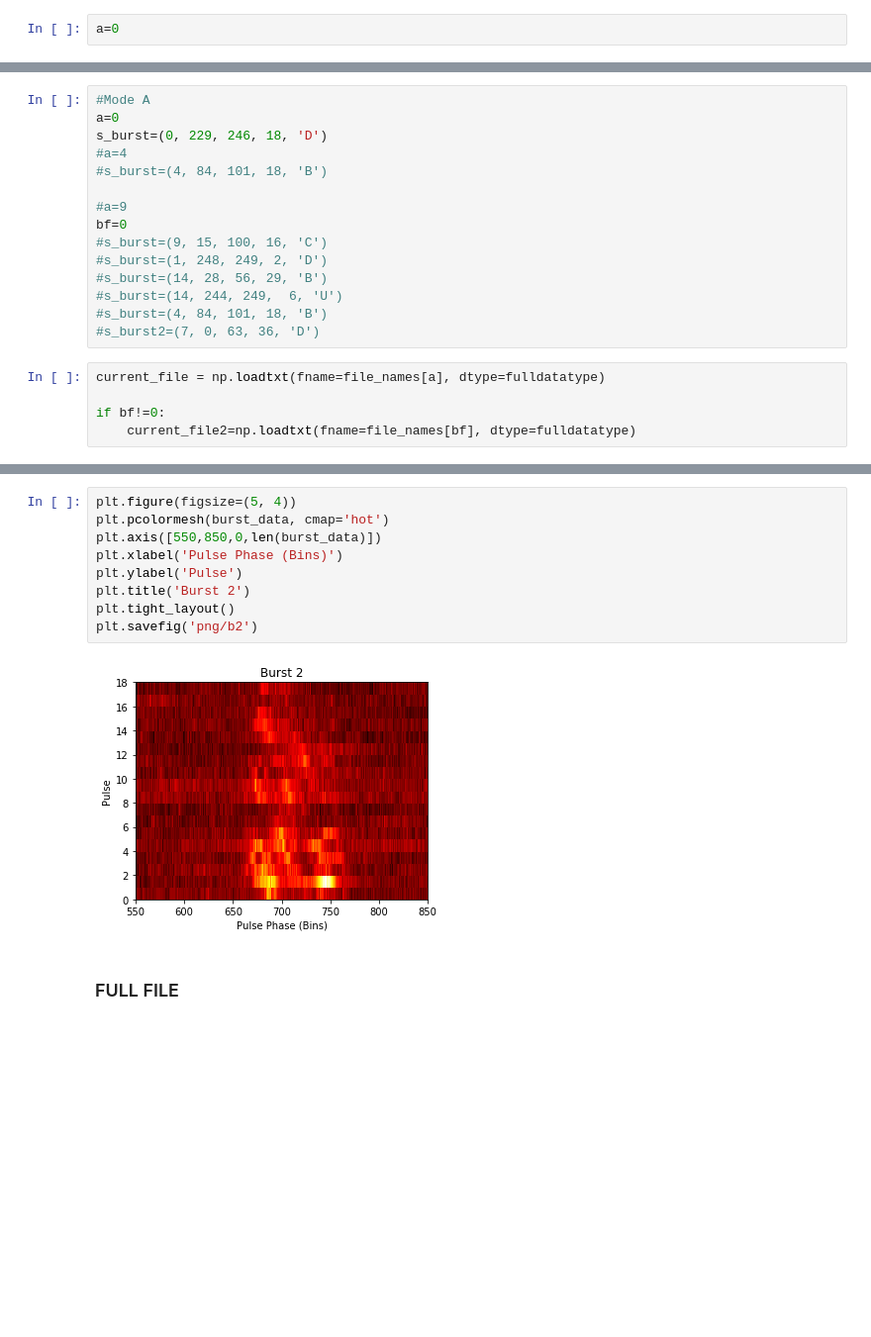
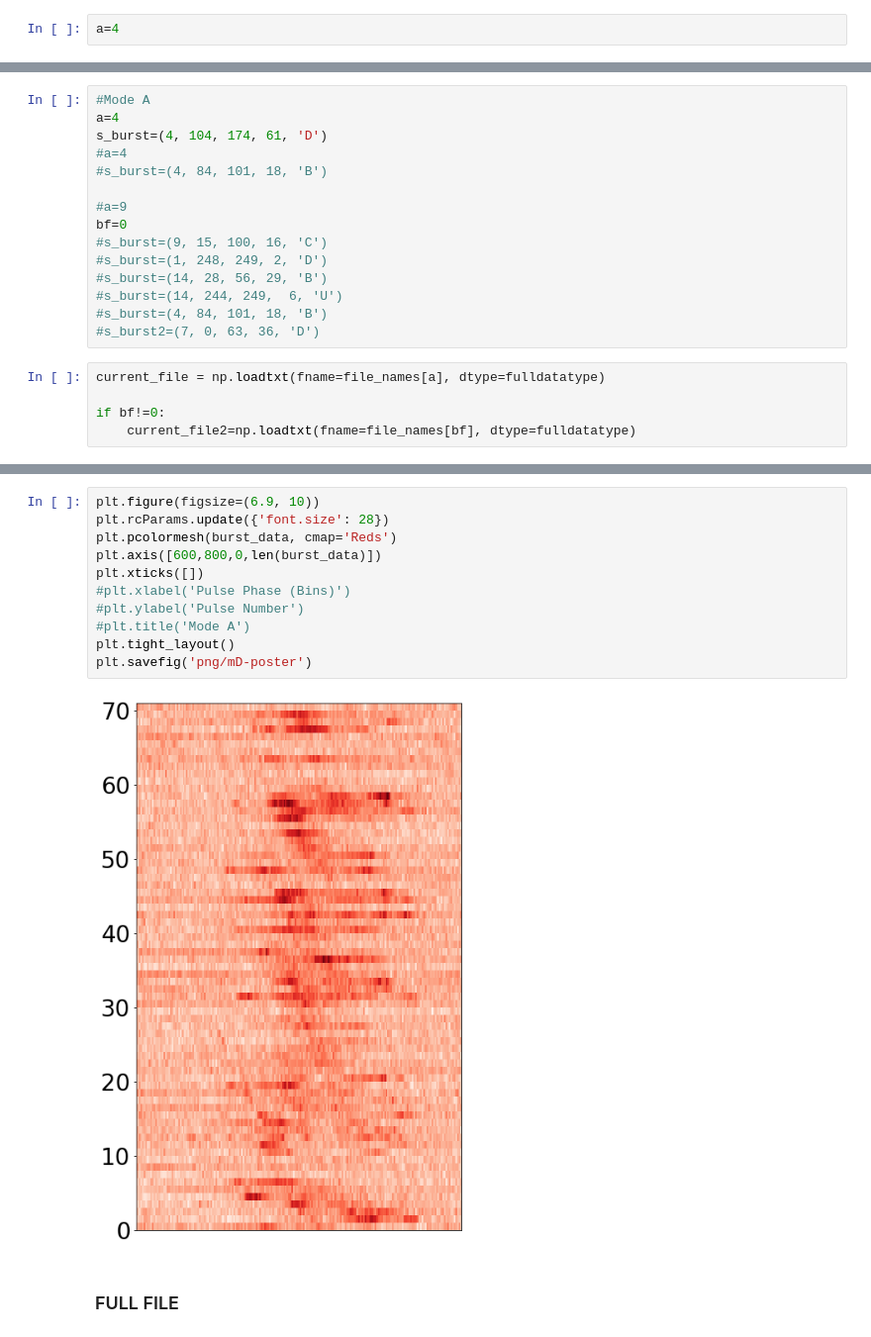
Before and after one commit to lisa53396/20U3_B1944-17, a Jupyter notebook: python_scripts/LRFS.ipynb, the cells around one changed output, grey strips where cells are left out. Shown at 99% size. Cells and saved outputs as stored; diff of their text form; blank space fills up the shorter version.

```diff
--- a/python_scripts/LRFS.ipynb
+++ b/python_scripts/LRFS.ipynb
@@ -44,7 +44,7 @@ mode_class = np.loadtxt(fname='mode_doc_3.csv', delimiter=',', dtype=modedatatyp
 # %%
 lj=0
 # %%
-a=0
+a=4
 # %%
 ave_burst =[]
 ave_b=0
@@ -193,8 +193,8 @@ array([(7,   0,   1,  2, 'A'), (7,   0,  27, 28, 'D'),
 ### Define burst length (s_burst=(2, 156, 211, 56, 'A'))
 # %%
 #Mode A
-a=0
-s_burst=(0, 229, 246, 18, 'D')
+a=4
+s_burst=(4, 104, 174, 61, 'D')
 #a=4
 #s_burst=(4, 84, 101, 18, 'B')
 
@@ -328,14 +328,16 @@ The P3 value is: 18.0 P1
 # %%
-plt.figure(figsize=(5, 4))
-plt.pcolormesh(burst_data, cmap='hot')
-plt.axis([550,850,0,len(burst_data)])
-plt.xlabel('Pulse Phase (Bins)')
-plt.ylabel('Pulse')
-plt.title('Burst 2')
+plt.figure(figsize=(6.9, 10))
+plt.rcParams.update({'font.size': 28})
+plt.pcolormesh(burst_data, cmap='Reds')
+plt.axis([600,800,0,len(burst_data)])
+plt.xticks([])
+#plt.xlabel('Pulse Phase (Bins)')
+#plt.ylabel('Pulse Number')
+#plt.title('Mode A')
 plt.tight_layout()
-plt.savefig('png/b2')
+plt.savefig('png/mD-poster')
 # %% [output]
-[figure, old version]
+[figure, new version]
 # %% [markdown]
 ### FULL FILE
 # %%
```
Also changed, not shown: parts of 3 cells of this notebook, 48 other files.
